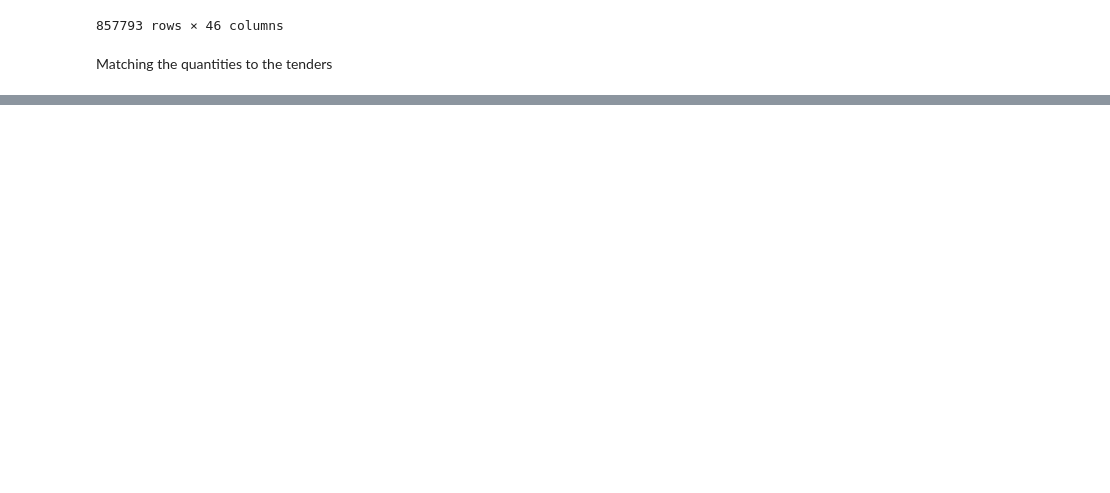
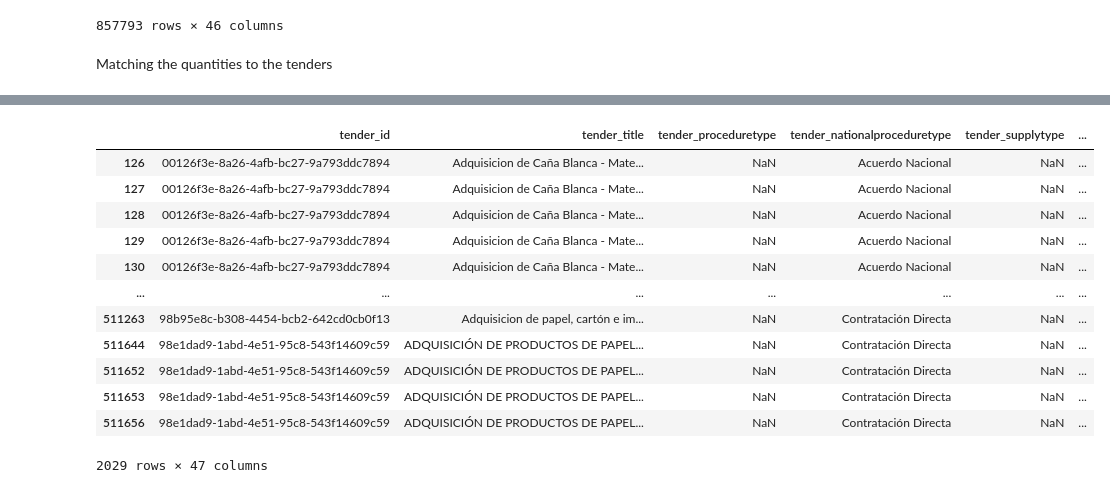
Before and after one commit to aidanlockwood20/MXN442-Assignment2-Project, a Jupyter notebook: report.ipynb, the cells around one changed output, grey strips where cells are left out. Drawn from its saved outputs; the diff is of its cells as text; code cells hidden in the pictures; blank space fills up the shorter version.

```diff
--- a/report.ipynb
+++ b/report.ipynb
@@ -838,0 +888,17 @@ Acquisition of office supplies, inks and toner, paper products with sustainabili
+# %%
+paraguay_procurement_data_expanded_non_null = paraguay_procurement_data_expanded[paraguay_procurement_data_expanded['quantity'].notnull()].drop(columns = 'quantities')
+paraguay_procurement_data_expanded_non_null
+# %% [output]
+|  | tender_id | tender_title | tender_proceduretype | tender_nationalproceduretype | tender_supplytype | ... |
+| 126 | 00126f3e-8a26-4afb-bc27-9a793ddc7894 | Adquisicion de Caña Blanca - Mate... | NaN | Acuerdo Nacional | NaN | ... |
+| 127 | 00126f3e-8a26-4afb-bc27-9a793ddc7894 | Adquisicion de Caña Blanca - Mate... | NaN | Acuerdo Nacional | NaN | ... |
+| 128 | 00126f3e-8a26-4afb-bc27-9a793ddc7894 | Adquisicion de Caña Blanca - Mate... | NaN | Acuerdo Nacional | NaN | ... |
+| 129 | 00126f3e-8a26-4afb-bc27-9a793ddc7894 | Adquisicion de Caña Blanca - Mate... | NaN | Acuerdo Nacional | NaN | ... |
+| 130 | 00126f3e-8a26-4afb-bc27-9a793ddc7894 | Adquisicion de Caña Blanca - Mate... | NaN | Acuerdo Nacional | NaN | ... |
+| ... | ... | ... | ... | ... | ... | ... |
+| 511263 | 98b95e8c-b308-4454-bcb2-642cd0cb0f13 | Adquisicion de papel, cartón e im... | NaN | Contratación Directa | NaN | ... |
+| 511644 | 98e1dad9-1abd-4e51-95c8-543f14609c59 | ADQUISICIÓN DE PRODUCTOS DE PAPEL... | NaN | Contratación Directa | NaN | ... |
+| 511652 | 98e1dad9-1abd-4e51-95c8-543f14609c59 | ADQUISICIÓN DE PRODUCTOS DE PAPEL... | NaN | Contratación Directa | NaN | ... |
+| 511653 | 98e1dad9-1abd-4e51-95c8-543f14609c59 | ADQUISICIÓN DE PRODUCTOS DE PAPEL... | NaN | Contratación Directa | NaN | ... |
+| 511656 | 98e1dad9-1abd-4e51-95c8-543f14609c59 | ADQUISICIÓN DE PRODUCTOS DE PAPEL... | NaN | Contratación Directa | NaN | ... |
+2029 rows × 47 columns
```
Also changed, not shown: parts of 18 cells of this notebook.
